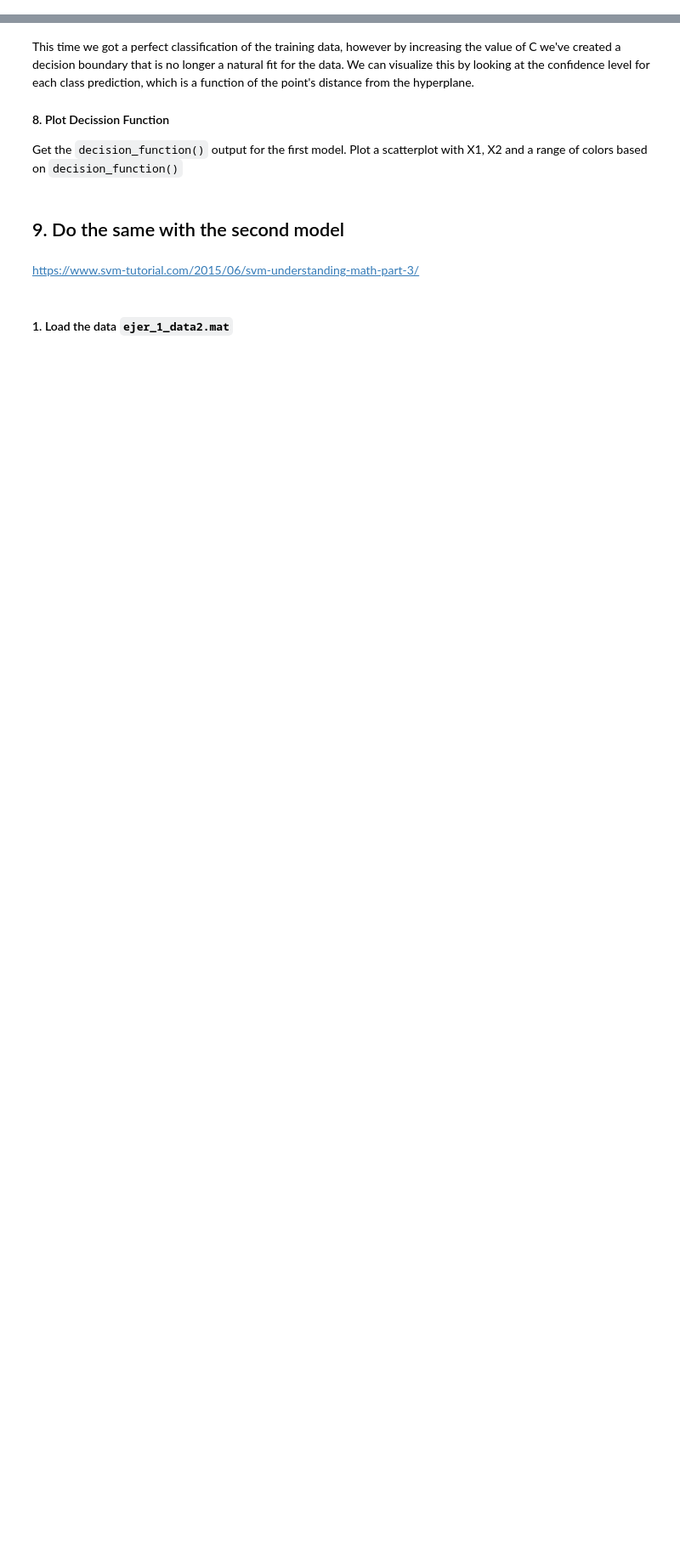
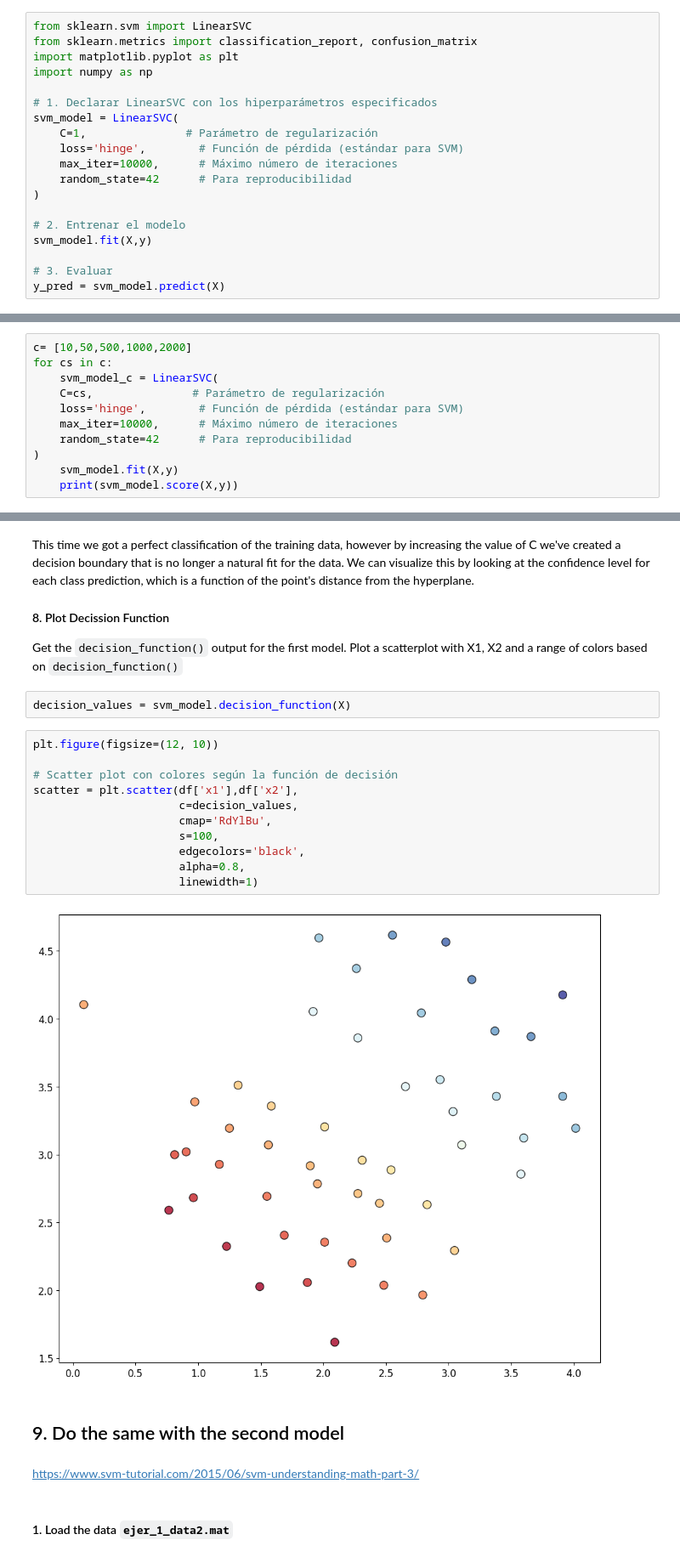
Before and after one commit to Andrea3677/ONLINE_DS_THEBRIDGE_OK, a Jupyter notebook: 3-Machine_Learning/1-Supervisado/3-RegorClass/8-SVM/ejercicios/Ejercicios_SVM_MIO.ipynb, the cells around one changed output, grey strips where cells are left out. Shown: that part at 85% size. Cells and saved outputs as stored; diff of their text form; blank space fills up the shorter version.

````diff
--- a/3-Machine_Learning/1-Supervisado/3-RegorClass/8-SVM/ejercicios/Ejercicios_SVM_MIO.ipynb
+++ b/3-Machine_Learning/1-Supervisado/3-RegorClass/8-SVM/ejercicios/Ejercicios_SVM_MIO.ipynb
@@ -22,6 +102,25 @@ Declare a Linear SVC with the hyperparamenters:
 ```Python
 LinearSVC(C=1, loss='hinge', max_iter=10000)
 ```
+# %%
+from sklearn.svm import LinearSVC
+from sklearn.metrics import classification_report, confusion_matrix
+import matplotlib.pyplot as plt
+import numpy as np
+
+# 1. Declarar LinearSVC con los hiperparámetros especificados
+svm_model = LinearSVC(
+    C=1,               # Parámetro de regularización
+    loss='hinge',        # Función de pérdida (estándar para SVM)
+    max_iter=10000,      # Máximo número de iteraciones
+    random_state=42      # Para reproducibilidad
+)
+
+# 2. Entrenar el modelo
+svm_model.fit(X,y)
+
+# 3. Evaluar
+y_pred = svm_model.predict(X)
 # %% [markdown]
 #### 6. Try the performance (score)
 For the first experiment we'll use C=1 and see how it performs.
@@ -29,3 +132,14 @@ For the first experiment we'll use C=1 and see how it performs.
 It appears that it mis-classified the outlier.
 
 #### 7. Increase the value of C until you get a perfect classifier
+# %%
+c= [10,50,500,1000,2000]
+for cs in c:
+    svm_model_c = LinearSVC(
+    C=cs,               # Parámetro de regularización
+    loss='hinge',        # Función de pérdida (estándar para SVM)
+    max_iter=10000,      # Máximo número de iteraciones
+    random_state=42      # Para reproducibilidad
+)
+    svm_model.fit(X,y)
+    print(svm_model.score(X,y))
@@ -34,6 +154,21 @@ This time we got a perfect classification of the training data, however by incre
 
 #### 8. Plot Decission Function
 Get the `decision_function()` output for the first model. Plot a scatterplot with X1, X2 and a range of colors based on `decision_function()`
+# %%
+decision_values = svm_model.decision_function(X)
+# %%
+plt.figure(figsize=(12, 10))
+
+# Scatter plot con colores según la función de decisión
+scatter = plt.scatter(df['x1'],df['x2'],
+                      c=decision_values,
+                      cmap='RdYlBu',
+                      s=100,
+                      edgecolors='black',
+                      alpha=0.8,
+                      linewidth=1)
+# %% [output]
+[figure, added]
 # %% [markdown]
 ## 9. Do the same with the second model
 # %% [markdown]
````
Also changed, not shown: parts of 17 cells of this notebook, 11 other files.
